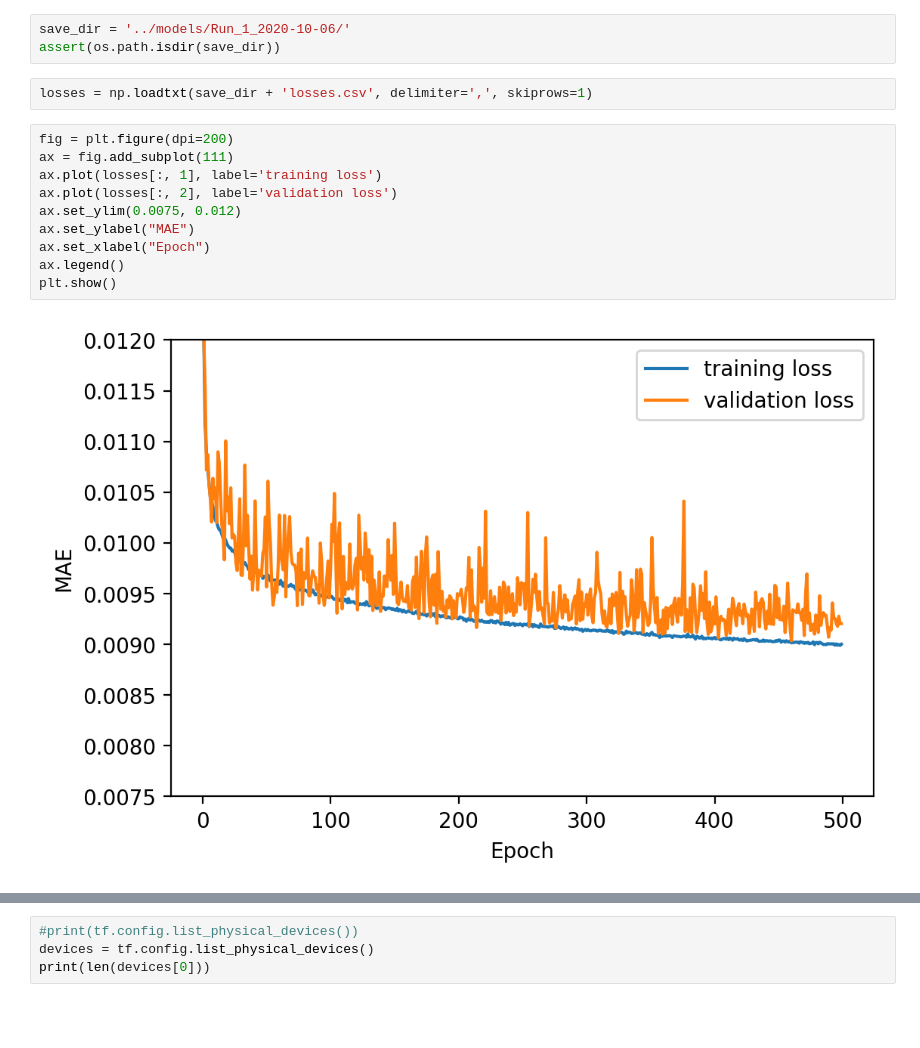
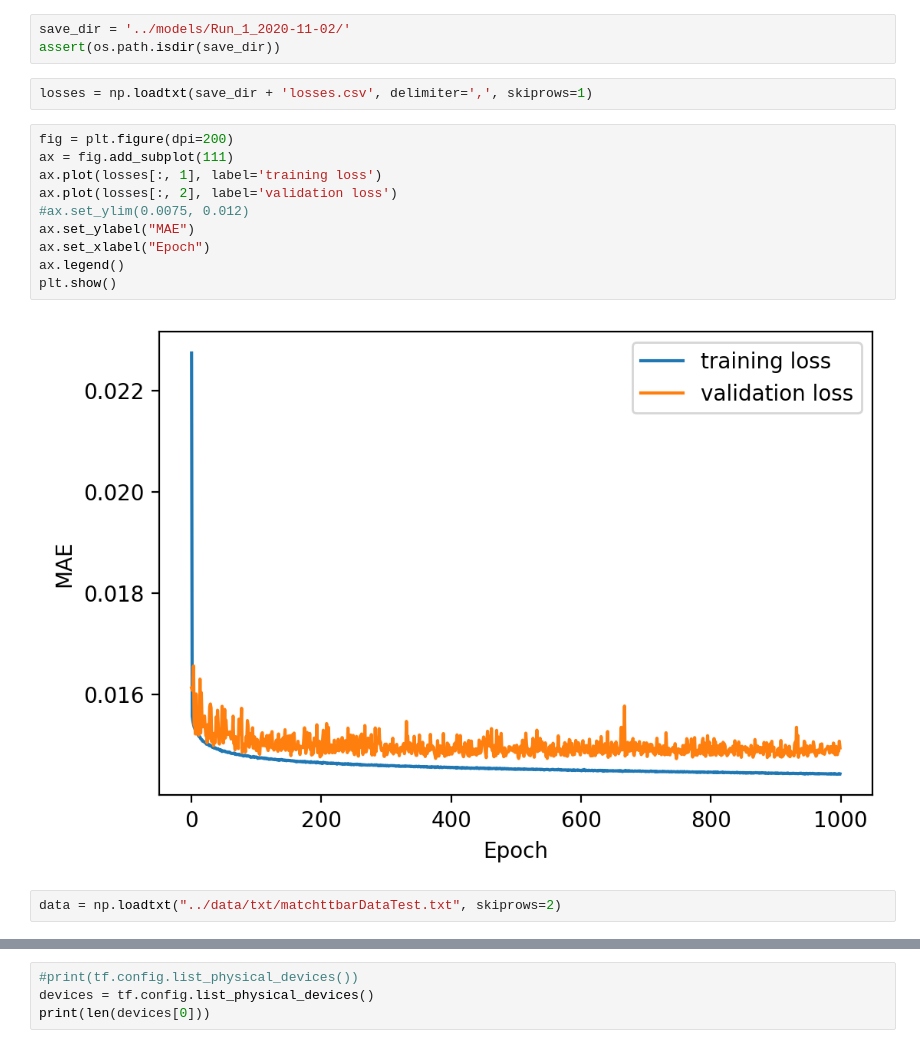
Before and after one commit to jblue1/falcon, a Jupyter notebook: notebooks/evaluateModel.ipynb, the cells around one changed output, grey strips where cells are left out. Cells and saved outputs as stored; diff of their text form; blank space fills up the shorter version.

```diff
--- a/notebooks/evaluateModel.ipynb
+++ b/notebooks/evaluateModel.ipynb
@@ -16,19 +16,21 @@ print(os.environ['CUDA_VISIBLE_DEVICES'])
 sys.path.append('../src/')
 import model
 # %%
-save_dir = '../models/Run_1_2020-10-06/'
+save_dir = '../models/Run_1_2020-11-02/'
 assert(os.path.isdir(save_dir))
 # %%
 losses = np.loadtxt(save_dir + 'losses.csv', delimiter=',', skiprows=1)
 # %%
 fig = plt.figure(dpi=200)
 ax = fig.add_subplot(111)
 ax.plot(losses[:, 1], label='training loss')
 ax.plot(losses[:, 2], label='validation loss')
-ax.set_ylim(0.0075, 0.012)
+#ax.set_ylim(0.0075, 0.012)
 ax.set_ylabel("MAE")
 ax.set_xlabel("Epoch")
 ax.legend()
 plt.show()
 # %% [output]
-[figure, old version]
+[figure, new version]
+# %%
+data = np.loadtxt("../data/txt/matchttbarDataTest.txt", skiprows=2)
```
Also changed, not shown: parts of 27 cells of this notebook.
